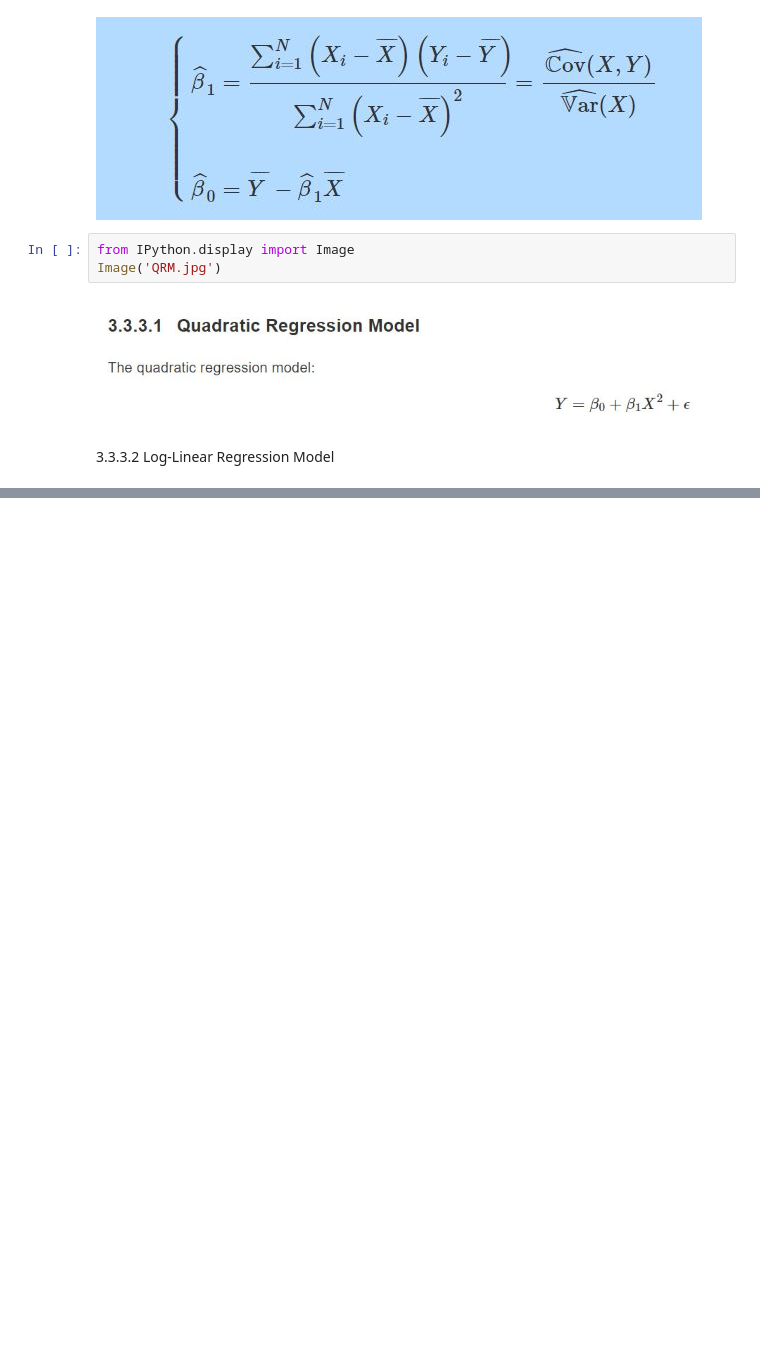
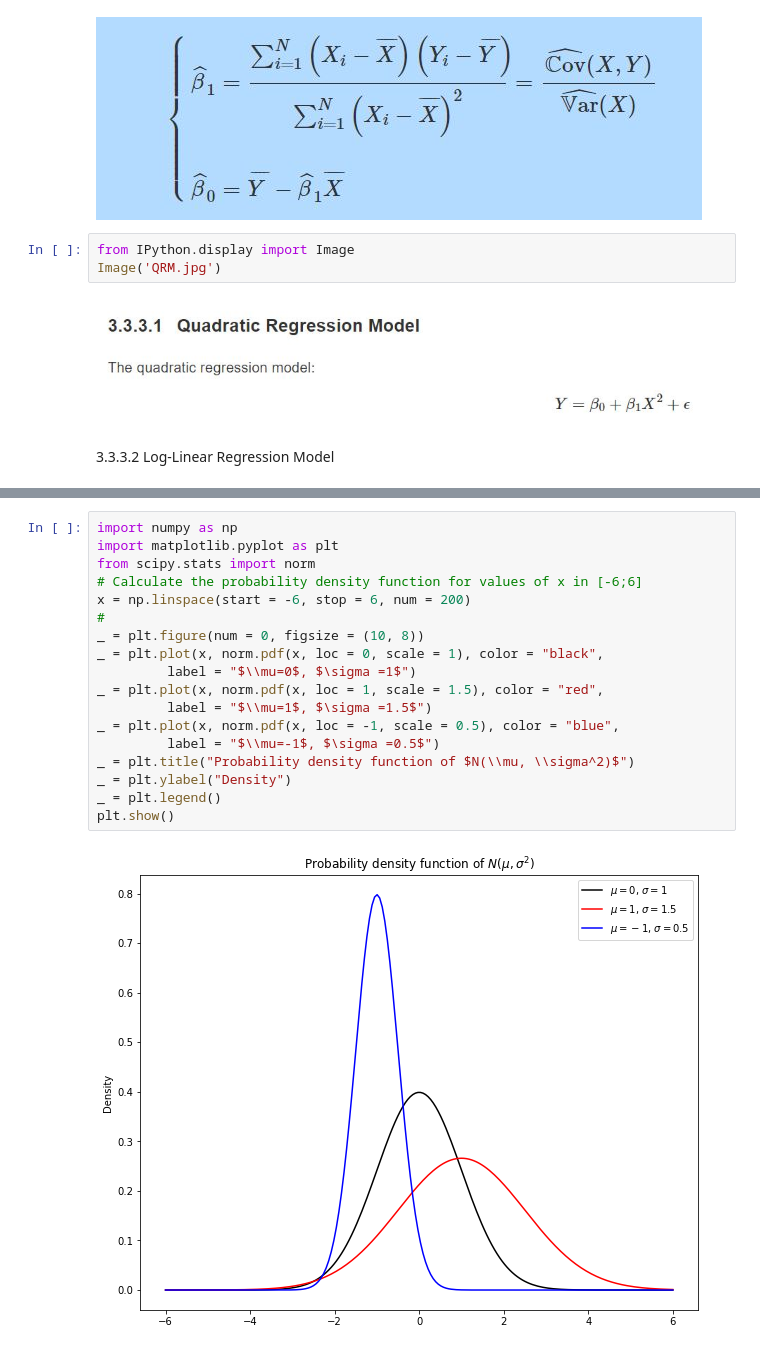
Before and after one commit to ClementGalvier/Homeworks, a Jupyter notebook: Econometrics/3.1 General concepts.ipynb, the cells around one changed output, grey strips where cells are left out. Cells and saved outputs as stored; diff of their text form; blank space fills up the shorter version.

```diff
--- a/Econometrics/3.1 General concepts.ipynb
+++ b/Econometrics/3.1 General concepts.ipynb
@@ -389,0 +445,20 @@ Image('QRM.jpg')
+# %%
+import numpy as np
+import matplotlib.pyplot as plt
+from scipy.stats import norm
+# Calculate the probability density function for values of x in [-6;6]
+x = np.linspace(start = -6, stop = 6, num = 200)
+#
+_ = plt.figure(num = 0, figsize = (10, 8))
+_ = plt.plot(x, norm.pdf(x, loc = 0, scale = 1), color = "black",
+         label = "$\\mu=0$, $\sigma =1$")
+_ = plt.plot(x, norm.pdf(x, loc = 1, scale = 1.5), color = "red",
+         label = "$\\mu=1$, $\sigma =1.5$")
+_ = plt.plot(x, norm.pdf(x, loc = -1, scale = 0.5), color = "blue",
+         label = "$\\mu=-1$, $\sigma =0.5$")
+_ = plt.title("Probability density function of $N(\\mu, \\sigma^2)$")
+_ = plt.ylabel("Density")
+_ = plt.legend()
+plt.show()
+# %% [output]
+[figure, added]
```
Also changed, not shown: parts of 5 cells of this notebook, 3 other files.
